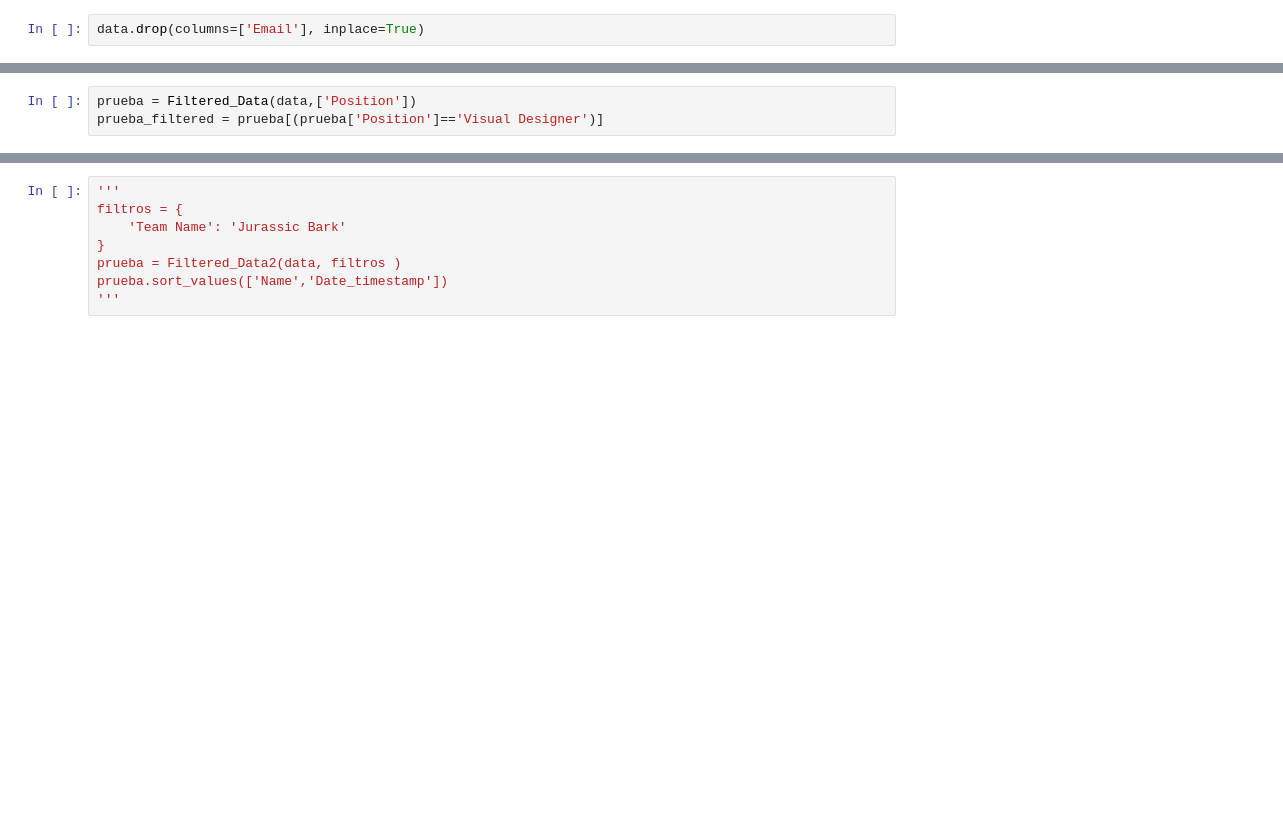
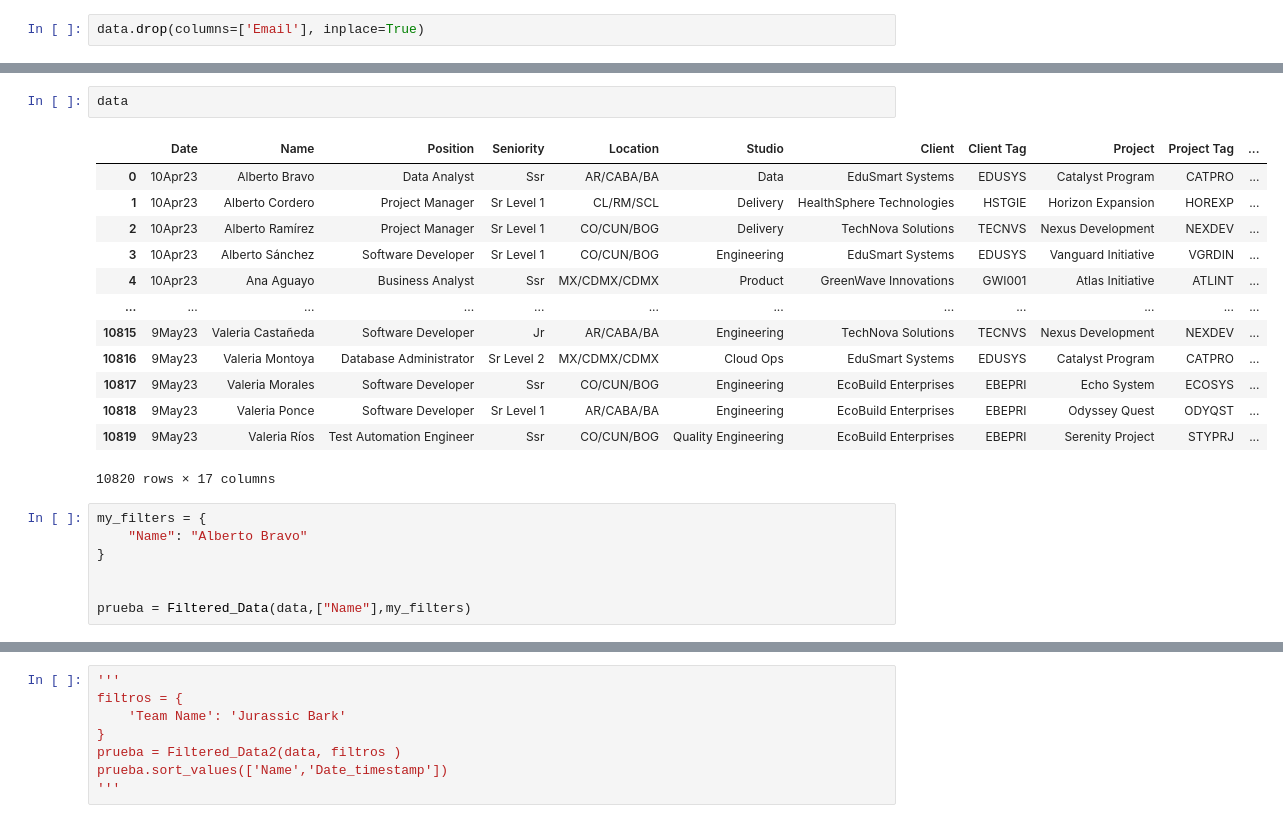
Before and after one commit to Emilio-Mtz-bit/Globant_Reto, a Jupyter notebook: scripts/Final_Model.ipynb, the cells around one changed output, grey strips where cells are left out. Cells and saved outputs as stored; diff of their text form; blank space fills up the shorter version.

```diff
--- a/scripts/Final_Model.ipynb
+++ b/scripts/Final_Model.ipynb
@@ -50,4 +63,24 @@ memory usage: 1.4+ MB
+# %%
+data
+# %% [output]
+|  | Date | Name | Position | Seniority | Location | Studio | Client | Client Tag | Project | Project Tag | ... |
+| 0 | 10Apr23 | Alberto Bravo | Data Analyst | Ssr | AR/CABA/BA | Data | EduSmart Systems | EDUSYS | Catalyst Program | CATPRO | ... |
+| 1 | 10Apr23 | Alberto Cordero | Project Manager | Sr Level 1 | CL/RM/SCL | Delivery | HealthSphere Technologies | HSTGIE | Horizon Expansion | HOREXP | ... |
+| 2 | 10Apr23 | Alberto Ramírez | Project Manager | Sr Level 1 | CO/CUN/BOG | Delivery | TechNova Solutions | TECNVS | Nexus Development | NEXDEV | ... |
+| 3 | 10Apr23 | Alberto Sánchez | Software Developer | Sr Level 1 | CO/CUN/BOG | Engineering | EduSmart Systems | EDUSYS | Vanguard Initiative | VGRDIN | ... |
+| 4 | 10Apr23 | Ana Aguayo | Business Analyst | Ssr | MX/CDMX/CDMX | Product | GreenWave Innovations | GWI001 | Atlas Initiative | ATLINT | ... |
+| ... | ... | ... | ... | ... | ... | ... | ... | ... | ... | ... | ... |
+| 10815 | 9May23 | Valeria Castañeda | Software Developer | Jr | AR/CABA/BA | Engineering | TechNova Solutions | TECNVS | Nexus Development | NEXDEV | ... |
+| 10816 | 9May23 | Valeria Montoya | Database Administrator | Sr Level 2 | MX/CDMX/CDMX | Cloud Ops | EduSmart Systems | EDUSYS | Catalyst Program | CATPRO | ... |
+| 10817 | 9May23 | Valeria Morales | Software Developer | Ssr | CO/CUN/BOG | Engineering | EcoBuild Enterprises | EBEPRI | Echo System | ECOSYS | ... |
+| 10818 | 9May23 | Valeria Ponce | Software Developer | Sr Level 1 | AR/CABA/BA | Engineering | EcoBuild Enterprises | EBEPRI | Odyssey Quest | ODYQST | ... |
+| 10819 | 9May23 | Valeria Ríos | Test Automation Engineer | Ssr | CO/CUN/BOG | Quality Engineering | EcoBuild Enterprises | EBEPRI | Serenity Project | STYPRJ | ... |
+10820 rows × 17 columns
 # %%
-prueba = Filtered_Data(data,['Position'])
-prueba_filtered = prueba[(prueba['Position']=='Visual Designer')]
+my_filters = {
+    "Name": "Alberto Bravo"
+}
+
+
+prueba = Filtered_Data(data,["Name"],my_filters)
 # %%
```
Also changed, not shown: parts of 14 cells of this notebook, 1 other file.
